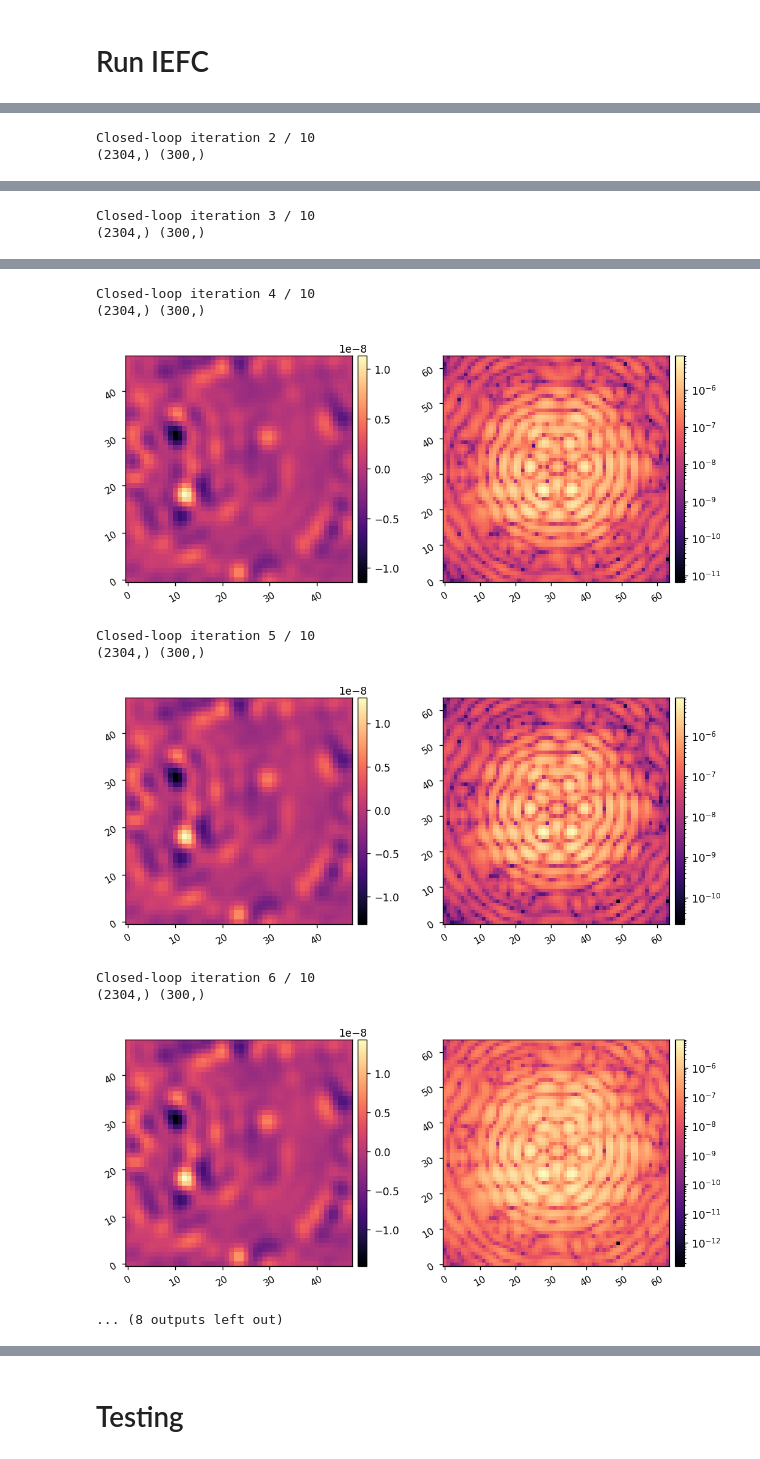
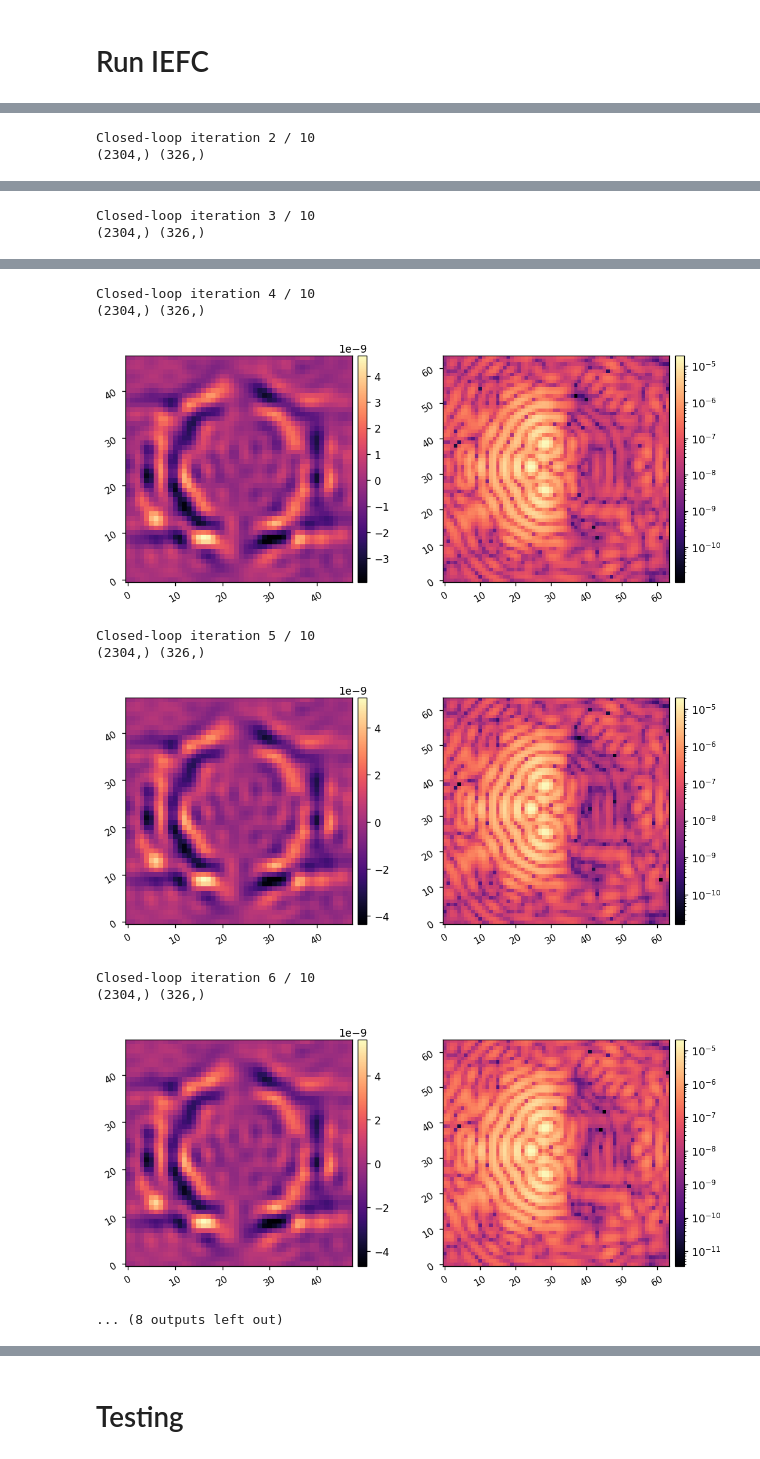
Before and after one commit to kian1377/roman-cgi-iefc, a Jupyter notebook: hlc_annular_run_iefc.ipynb, the cells around one changed output, grey strips where cells are left out. Drawn from its saved outputs; the diff is of its cells as text; code cells hidden in the pictures.

```diff
--- a/hlc_annular_run_iefc.ipynb
+++ b/hlc_annular_run_iefc.ipynb
@@ -49,7 +50,7 @@ misc.myimshow(psf, lognorm=True, pxscl=hlci.psf_pixelscale)
 # %% [markdown]
 # Create dark hole ROI to calibrate and control
 # %%
-reload(iefc)
+reload(iefc_sim)
 xfp = np.linspace(-0.5, 0.5, npsf) * npsf * psf_pixelscale_lamD
 xf,yf = np.meshgrid(xfp,xfp)
 
@@ -64,7 +65,7 @@ dh_params = {
     'edge_position' : edge,
     'direction' : '+x'
 }
-dh_mask = iefc.create_dshaped_focal_plane_mask(xf, yf, dh_params).ravel()
+dh_mask = iefc_sim.create_dshaped_focal_plane_mask(xf, yf, dh_params).ravel()
 
 #Create the mask that is used to select which region to make dark.
 control_params = {
@@ -73,7 +74,7 @@ control_params = {
     'edge_position' : edge,
     'direction' : '+x'
 }
-control_mask = iefc.create_dshaped_focal_plane_mask(xf, yf, control_params).ravel()
+control_mask = iefc_sim.create_dshaped_focal_plane_mask(xf, yf, control_params).ravel()
 
 relative_weight = 0.99
 weights = dh_mask * relative_weight + (1 - relative_weight) * control_mask
@@ -90,12 +91,12 @@ misc.myimshow2(psf*weights.reshape(npsf,npsf), weights.reshape(npsf,npsf), logno
 # %% [markdown]
 # Create probe and fourier modes
 # %%
-reload(iefc)
+reload(iefc_sim)
 
 Nact = hlci.Nact
 
-fourier_modes, fx, fy = iefc.create_fourier_modes(xfp, control_mask.reshape((npsf,npsf)), Nact, circular_mask=False)
-probe_modes = iefc.create_probe_poke_modes(hlci.Nact, 3*Nact//4, Nact//2, 3*Nact//4-1, Nact//2)
+fourier_modes, fx, fy = iefc_sim.create_fourier_modes(xfp, control_mask.reshape((npsf,npsf)), Nact, circular_mask=False)
+probe_modes = iefc_sim.create_probe_poke_modes(hlci.Nact, 3*Nact//4, Nact//2, 3*Nact//4-1, Nact//2)
 
 probe_amplitude = 0.05 * wavelength.to(u.m).value
 calibration_amplitude = 0.006 * wavelength.to(u.m).value
@@ -106,7 +112,7 @@ misc.myimshow2(fourier_modes[0].reshape((Nact,Nact)), fourier_modes[300].reshape
 # %% [markdown]
 # Load response and calibration data
 # %%
-response_cube = fits.getdata(data_dir/'response-data'/'hlc_response_cube_ann_mask.fits')
-calibration_cube = fits.getdata(data_dir/'calibration-data'/'hlc_calibration_cube_ann_mask.fits')
+response_cube = fits.getdata(data_dir/'response-data'/'hlc_response_cube_ann_mask_2.fits')
+calibration_cube = fits.getdata(data_dir/'calibration-data'/'hlc_calibration_cube_ann_mask_2.fits')
 print(response_cube.shape, calibration_cube.shape)
 # %% [output]
@@ -127,8 +133,8 @@ filtered_response_cube, pca_modes = iefc.remove_k_pca_modes(response_cube, k=npc
 # %%
 # control_matrix = iefc.construct_control_matrix(response_cube,
 #                                                weights.flatten(), rcond=5e-2, pca_modes=None)
-control_matrix = iefc.construct_control_matrix(response_cube,
-                                               weights.flatten(), rcond=5e-2, pca_modes=None)
+control_matrix = iefc_sim.construct_control_matrix(response_cube,
+                                                   weights.flatten(), rcond=5e-2, pca_modes=None)
 # %% [markdown]
 # Run IEFC
 # %%
@@ -146,8 +152,8 @@ for i in range(num_iterations):
     print("Closed-loop iteration {:d} / {:d}".format(i+1, num_iterations))
 #     delta_coefficients = iefc_functions.IEFC_single_iteration(tbi, probe_modes, probe_amplitude,
 #                                                               control_matrix, weights>0)
-    delta_coefficients = iefc.single_iteration(hlci, probe_modes, probe_amplitude,
-                                               control_matrix, weights.flatten()>0)
+    delta_coefficients = iefc_sim.single_iteration(hlci, probe_modes, probe_amplitude,
+                                                   control_matrix, weights.flatten()>0)
     command = (1.0-leakage) * command + gain * delta_coefficients
 
     # Reconstruct the full phase from the Fourier modes
@@ -174,2 +180,2 @@ Closed-loop iteration 1 / 10
 Closed-loop iteration 2 / 10
-(2304,) (300,)
+(2304,) (326,)
@@ -177,2 +183,2 @@ Closed-loop iteration 2 / 10
 Closed-loop iteration 3 / 10
-(2304,) (300,)
+(2304,) (326,)
@@ -180,12 +186,12 @@ Closed-loop iteration 3 / 10
 Closed-loop iteration 4 / 10
-(2304,) (300,)
+(2304,) (326,)
-[figure, old version]
+[figure, new version]
 Closed-loop iteration 5 / 10
-(2304,) (300,)
+(2304,) (326,)
-[figure, old version]
+[figure, new version]
 Closed-loop iteration 6 / 10
-(2304,) (300,)
+(2304,) (326,)
-[figure, old version]
+[figure, new version]
 ... (8 outputs left out)
 # %%
 hdr = fits.Header()
```
Also changed, not shown: parts of 9 cells of this notebook, 2 other files.
